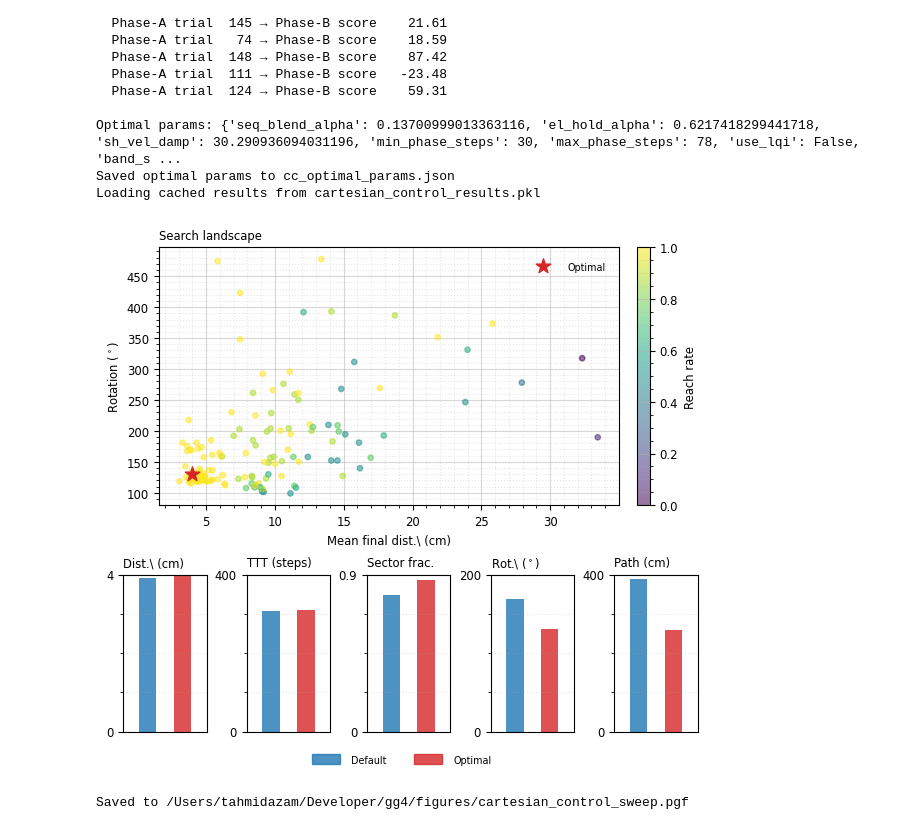
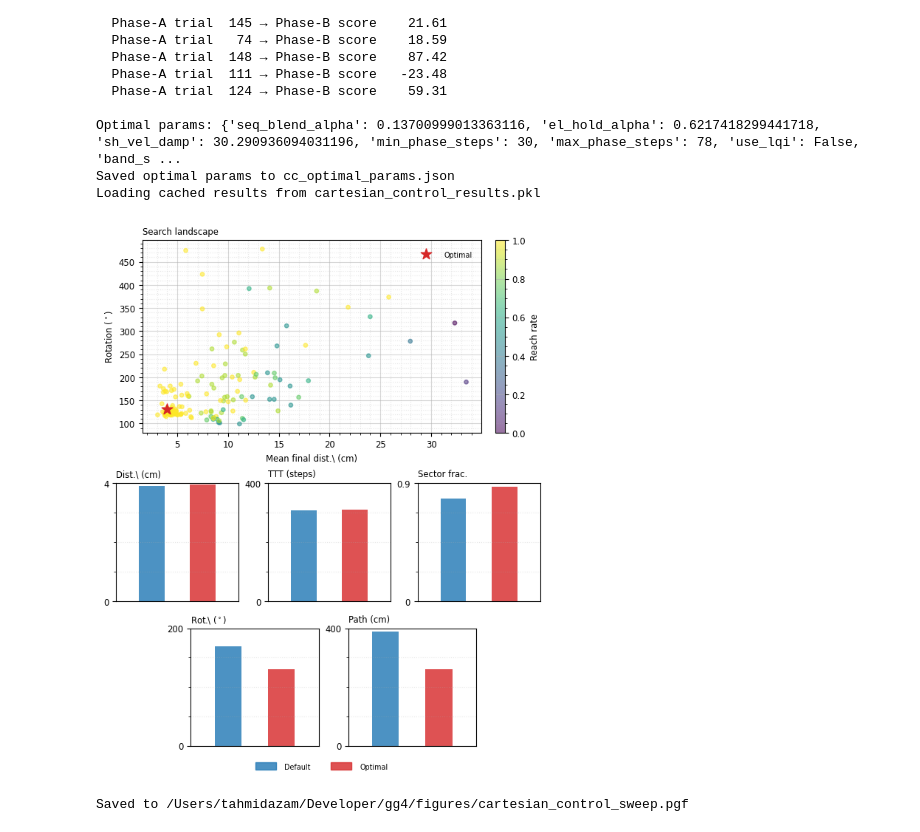
Before and after one commit to tahmidazam/gg4, a Jupyter notebook: notebooks/cartesian_control_sweep/cartesian_control_sweep.ipynb, the cells around one changed output. Saved outputs shown, nothing was run; the diff lists cells and outputs as text; code cells hidden in the pictures.

```diff
--- a/notebooks/cartesian_control_sweep/cartesian_control_sweep.ipynb
+++ b/notebooks/cartesian_control_sweep/cartesian_control_sweep.ipynb
@@ -227,15 +227,15 @@ Loading cached results from cartesian_control_results.pkl
 # %%
 # ── 5. Display ────────────────────────────────────────────────────────────────
 configure_screen()
 fig = make_sweep_figure(
     study, optimal_results, default_results,
     T=CC_T, dist_thresh=CC_DIST_THRESH,
-    figsize=(6.0, 5.5),
+    figsize=(6.0, 7.5),
 )
 apply_figure_style(fig)
 plt.show()
 # %% [output]
-[figure, old version]
+[figure, new version]
 # %%
 # ── 6. PGF export ─────────────────────────────────────────────────────────────
 FIG_WIDTH_FRAC  = 0.50
```
Also changed, not shown: parts of 1 cell of this notebook, 5 other files.
